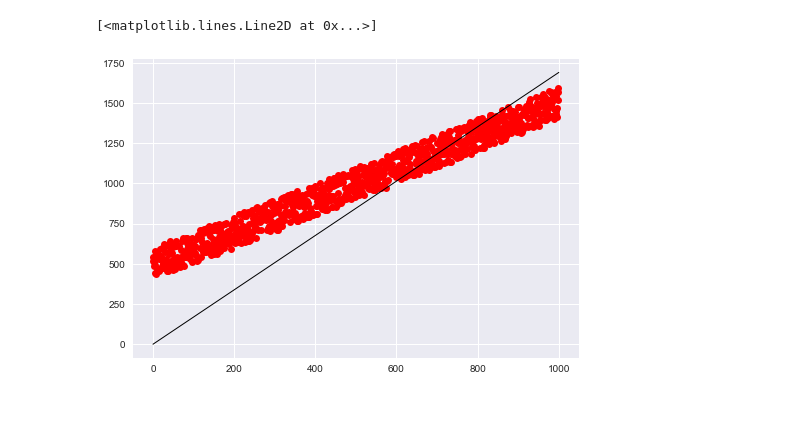
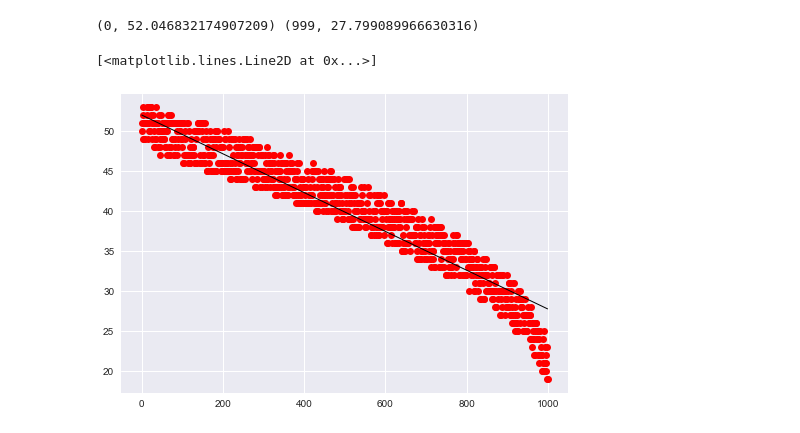
Before and after one commit to 5l1v3r1/Machine-Learning-7, a Jupyter notebook: sample regression/sample test.ipynb, the cells around one changed output. Drawn from its saved outputs; the diff is of its cells as text; code cells hidden in the pictures.

```diff
--- a/sample regression/sample test.ipynb
+++ b/sample regression/sample test.ipynb
@@ -104,9 +95,25 @@ theta: [ 0.00379626  1.68934089]
-# %%
-plt.plot(sample[:,0], sample[:,1], 'ro')
-plt.plot([0, m], [theta[0],  theta[0] + m*theta[1]], 'k-', lw=1)
-# %% [output]
-[<matplotlib.lines.Line2D at 0x...>]
-[figure, removed]
+# %%
+def scale(a, scaleInfo):
+    result = [1]
+    for i in range(1, n):
+        r = scaleInfo[i][2] - scaleInfo[i][0]
+        if r != 0:
+            result += [( a[i-1] - scaleInfo[i][1] ) / r]
+        else:
+            result += [( a[i-1] - scaleInfo[i][1] ) / 1]
+    return result
+
+a = (0, np.array(scale([0], scaleInfo)).dot(theta))
+b = (m-1, np.array(scale([m-1], scaleInfo)).dot(theta))
+
+print( a, b)
+
+plt.plot(sample[:,0], sample[:,1], 'ro')
+plt.plot([ a[0], b[0] ], [ a[1], b[1] ], 'k-', lw=1)
+# %% [output]
+(0, 52.046832174907209) (999, 27.799089966630316)
+[<matplotlib.lines.Line2D at 0x...>]
+[figure, added]
 # %%
 sns.regplot(sample[:,0], sample[:,1], color='red')
 # %% [output]
```
Also changed, not shown: parts of 6 cells of this notebook, 1 other file.
